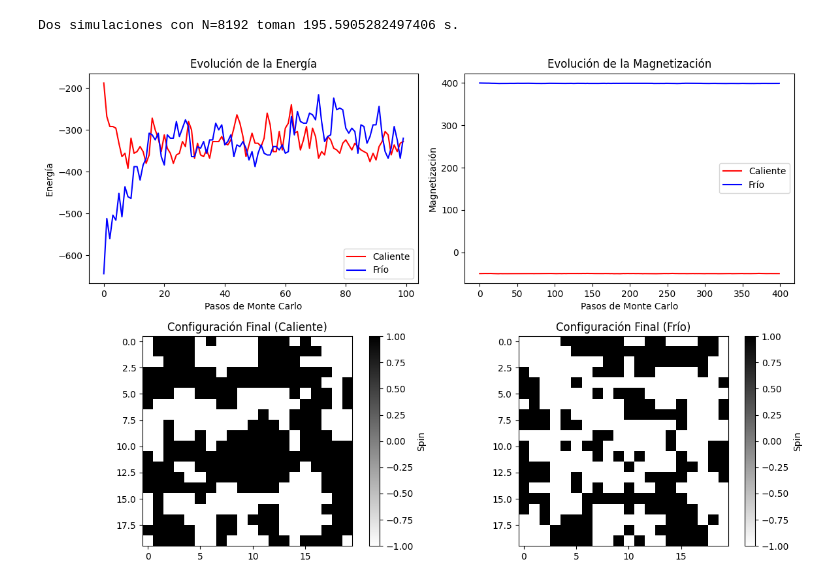
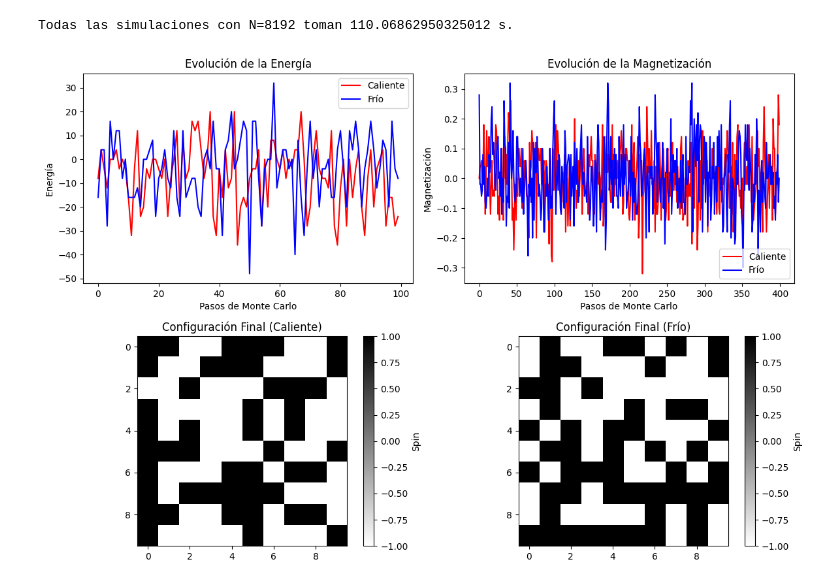
Before and after one commit to BrianDL/fisica_computacional, a Jupyter notebook: 3 - Modelo de Ising/ising.ipynb, the cells around one changed output. Saved outputs shown, nothing was run; the diff lists cells and outputs as text; code cells hidden in the pictures.

```diff
--- a/3 - Modelo de Ising/ising.ipynb
+++ b/3 - Modelo de Ising/ising.ipynb
@@ -124,60 +124,90 @@ def susceptibilidad(magnetizaciones, beta):
   return beta * ( average(magnetizaciones_cuadrado) - promedio_magnetizaciones**2 )
 # %%
 import time
-L = 20  # Tamaño de la red
+from concurrent.futures import ProcessPoolExecutor, as_completed
+L = 10  # Tamaño de la red
 H = 0.0  # Intensidad del campo magnético
 J = 1.0  # Fuerza de interacción
 N = 2**13  # Número de pasos de Monte Carlo
 
+params_a_result = {} ### acá guardaremos los resultados de las simulaciones
+params = [ (S,T) for S in ['frio', 'caliente'] for T in (0.1, 3, 100) ]
 
-T = 3
-beta = 1.0/T  # Temperatura inversa
+t0 = time.time()
+with ProcessPoolExecutor() as exe: ### correremos cada simulación en su propio proceso
+  ftr_a_params = {}
+  for S, T in params:
+    beta = 1.0/T  # Temperatura inversa
+    ftr = exe.submit(metropolis_ising, L, H, J, beta, N, S)
+    ftr_a_params[ftr] = (S,T)
+
+  for ftr in as_completed(ftr_a_params):
+    params_ = ftr_a_params[ftr]
+    try:
+      result = ftr.result()
+    except Exception as e:
+      print(e)
+      print(params_)
+      raise
+
+    params_a_result[ params_ ] = result
+
+print(f"Todas las simulaciones con N={N} toman {time.time() - t0} s.")
 
 
 
-t0 = time.time()
-# Simulación con inicialización caliente
-energias_caliente, magnetizaciones_caliente, red_final_caliente = metropolis_ising(L, H, J, beta, N, 'caliente')
+# T = 3
+# beta = 1.0/T  # Temperatura inversa
 
 
-# Simulación con inicialización fría
-energias_frio, magnetizaciones_frio, red_final_frio = metropolis_ising(L, H, J, beta, N, 'frio')
-print(f"Dos simulaciones con N={N} toman {time.time() - t0} s.")
+# t0 = time.time()
+# # Simulación con inicialización caliente
+# energias_caliente, magnetizaciones_caliente, red_final_caliente = metropolis_ising(L, H, J, beta, N, 'caliente')
+
+
+# # Simulación con inicialización fría
+# energias_frio, magnetizaciones_frio, red_final_frio = metropolis_ising(L, H, J, beta, N, 'frio')
+# print(f"Dos simulaciones con N={N} toman {time.time() - t0} s.")
 # %% [output]
-Dos simulaciones con N=8192 toman 195.5905282497406 s.
+Todas las simulaciones con N=8192 toman 110.06862950325012 s.
 # %%
 # Visualización de los resultados
 import matplotlib.pyplot as plt
+
+T = 100 ### temperatura que nos interesa graficar
+
+energias_frio, magnetizaciones_frio, red_final_frio = params_a_result[('frio', T)]
+energias_caliente, magnetizaciones_caliente, red_final_caliente = params_a_result[('caliente', T)]
 
 plt.figure(figsize=(12, 8))
 
 plt.subplot(221)
 plt.plot(energias_caliente[:100], label='Caliente', color='r')
 plt.plot(energias_frio[:100], label='Frío', color='b')
 plt.title("Evolución de la Energía")
 plt.xlabel("Pasos de Monte Carlo")
 plt.ylabel("Energía")
 plt.legend()
 
 plt.subplot(222)
 plt.plot(magnetizaciones_caliente[:400], label='Caliente', color='r')
 plt.plot(magnetizaciones_frio[:400], label='Frío', color='b')
 plt.title("Evolución de la Magnetización")
 plt.xlabel("Pasos de Monte Carlo")
 plt.ylabel("Magnetización")
 plt.legend()
 
 plt.subplot(223)
 plt.imshow(red_final_caliente, cmap='binary')
 plt.title("Configuración Final (Caliente)")
 plt.colorbar(label='Spin')
 
 plt.subplot(224)
 plt.imshow(red_final_frio, cmap='binary')
 plt.title("Configuración Final (Frío)")
 plt.colorbar(label='Spin')
 
 plt.tight_layout()
 plt.show()
 # %% [output]
-[figure, old version]
+[figure, new version]
```
Also changed, not shown: parts of 1 cell of this notebook.
